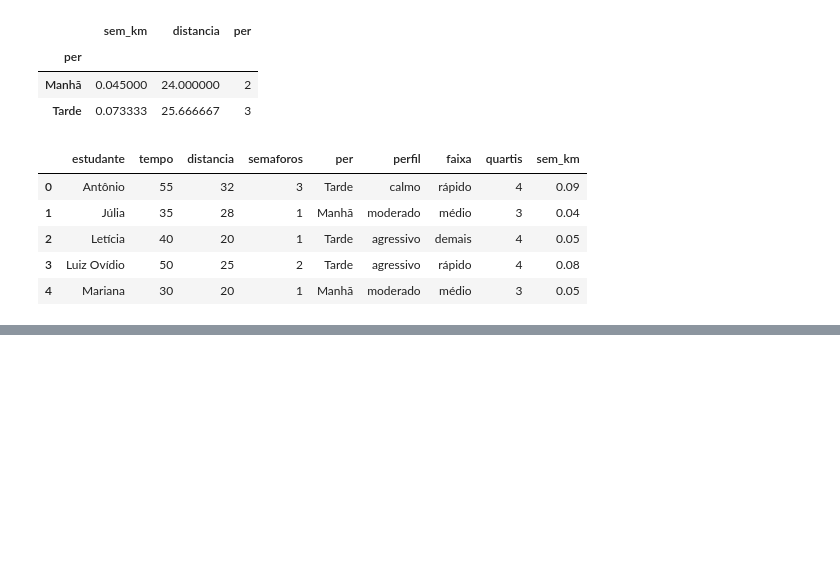
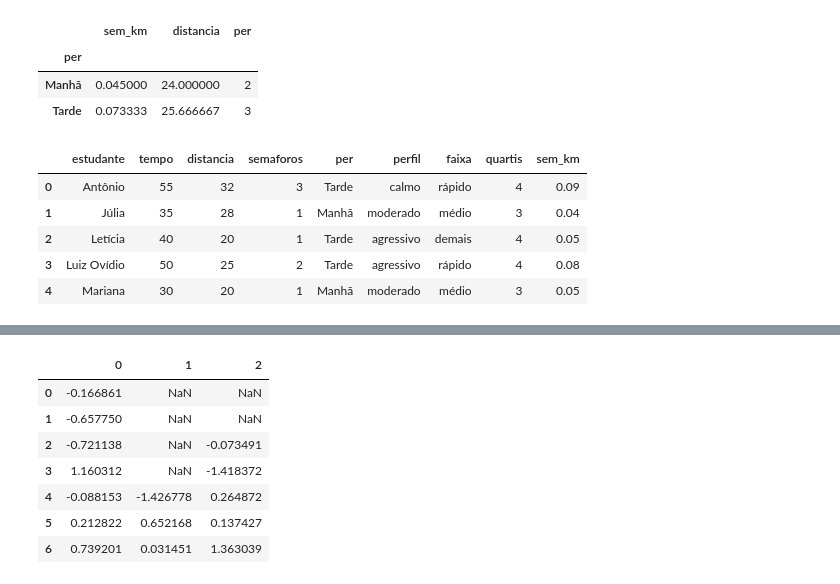
Before and after one commit to blsribeiro83/mba-data-science, a Jupyter notebook: 03-data-wrangling/data_wrangling.ipynb, the cells around one changed output, grey strips where cells are left out. Saved outputs shown, nothing was run; the diff lists cells and outputs as text; code cells hidden in the pictures; blank space fills up the shorter version.

Commit message:
update data wrangling folder

```diff
--- a/03-data-wrangling/data_wrangling.ipynb
+++ b/03-data-wrangling/data_wrangling.ipynb
@@ -1291,0 +1431,18 @@ df_ajustes
+# %%
+# argumento thresh
+# thresh=x significa: mantenha a linha se ela tiver pelo menos x valores não-nulos
+
+#criar o dataframe
+df = pd.DataFrame(np.random.standard_normal((7,3)))
+df.iloc[:4,1]=np.nan
+df.iloc[:2,2]=np.nan
+df
+# %% [output]
+|  | 0 | 1 | 2 |
+| 0 | -0.166861 | NaN | NaN |
+| 1 | -0.657750 | NaN | NaN |
+| 2 | -0.721138 | NaN | -0.073491 |
+| 3 | 1.160312 | NaN | -1.418372 |
+| 4 | -0.088153 | -1.426778 | 0.264872 |
+| 5 | 0.212822 | 0.652168 | 0.137427 |
+| 6 | 0.739201 | 0.031451 | 1.363039 |
```
Also changed, not shown: parts of 30 cells of this notebook, 27 other files.
